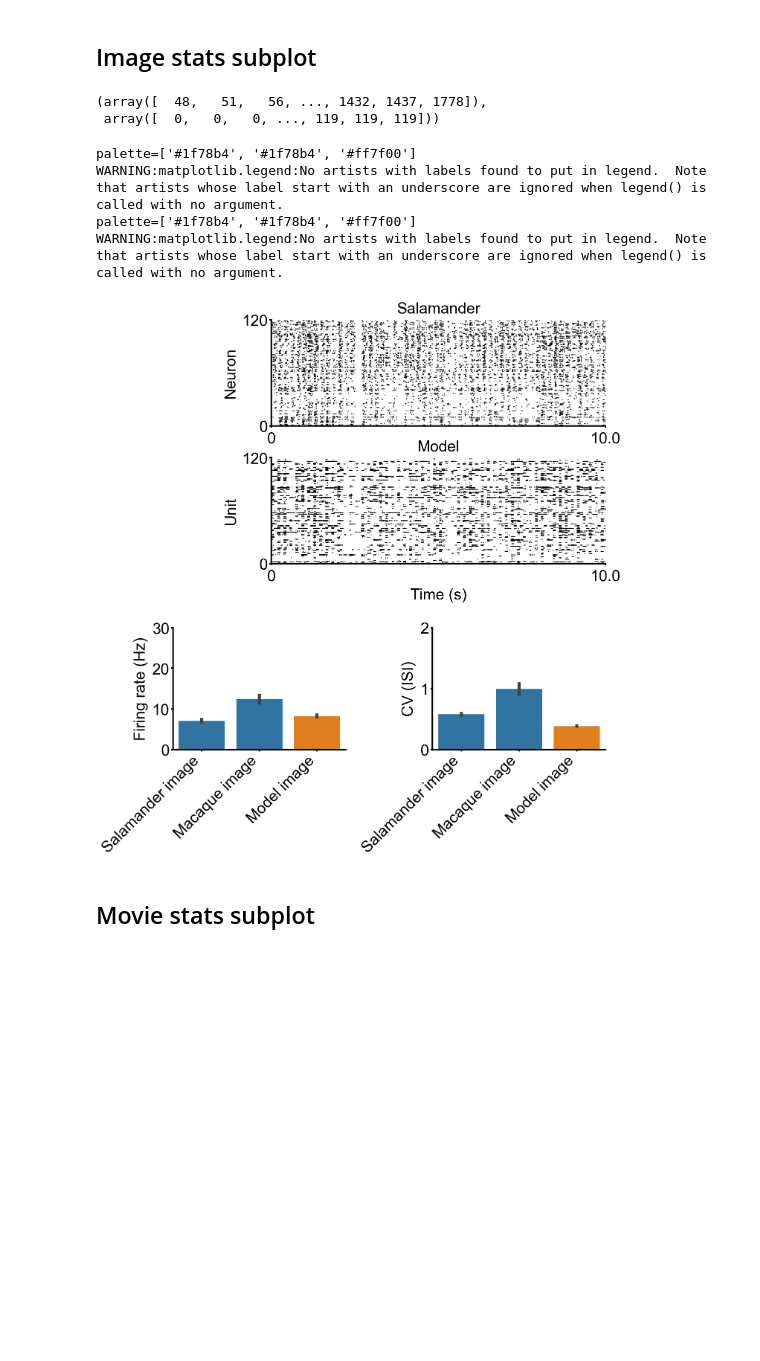
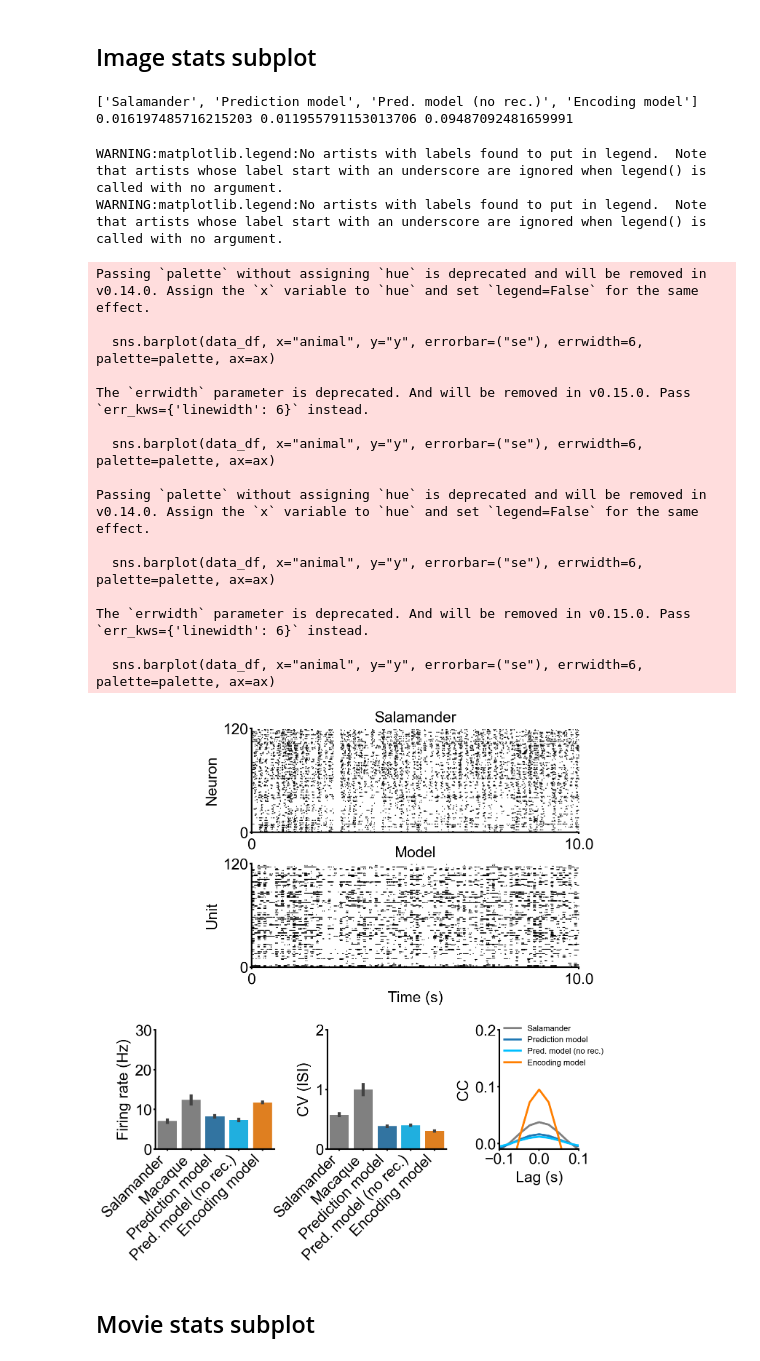
Before and after one commit to webstorms/RetinalModel, a Jupyter notebook: notebooks/Fig 2 - Spike responses.ipynb, the cells around one changed output. Cells and saved outputs as stored; diff of their text form; code cells hidden in the pictures; blank space fills up the shorter version.

```diff
--- a/notebooks/Fig 2 - Spike responses.ipynb
+++ b/notebooks/Fig 2 - Spike responses.ipynb
@@ -103,43 +99,82 @@ cv_df = all_spike_stats.get_cv_df(img=False)
+# %%
+def plot_CC(lag_list, correlation_list, label_list, colour_list, xlim, ylim, ax):
+    for i in range(len(lag_list)):
+        ax.plot(lag_list[i], correlation_list[i], label=label_list[i], c=colour_list[i], linewidth=4)
+    ax.set_xlim([-xlim, xlim])
+    ax.set_ylim([ylim[0], ylim[1]])
+    ax.spines["top"].set_visible(False)
+    ax.spines["right"].set_visible(False)
+    ax.spines["left"].set_linewidth(3)
+    ax.spines["bottom"].set_linewidth(3)
+    ax.xaxis.set_tick_params(width=3)
+    ax.yaxis.set_tick_params(width=3)
+    fs = 30
+    ax.tick_params(axis="both", which="major", labelsize=fs)
+    ax.set_xlabel("Lag (s)", fontsize=30, labelpad=8)
+    ax.set_ylabel("CC", fontsize=30, labelpad=8)
 # %% [markdown]
 ## Image stats subplot
-# %%
-all_spike_stats.sal_img_stats.get_pred_spike_times(active_idxs, 120, 42)
-# %% [output]
-(array([  48,   51,   56, ..., 1432, 1437, 1778]),
- array([  0,   0,   0, ..., 119, 119, 119]))
+# %%
+lag_list, correlation_list, label_list, colour_list = all_spike_stats.get_image_CC(pairs=2000, bin_dt=24)
+# %%
+print(label_list)
+print(correlation_list[1].max(), correlation_list[2].max(), correlation_list[3].max())
+# %% [output]
+['Salamander', 'Prediction model', 'Pred. model (no rec.)', 'Encoding model']
+0.016197485716215203 0.011955791153013706 0.09487092481659991
 # %%
 fig = plt.figure(figsize=(15, 15))
 fig_spec = gridspec.GridSpec(2, 1, wspace=0, hspace=0.35, height_ratios=[1, 0.5])
 top_spec = gridspec.GridSpecFromSubplotSpec(1, 2, subplot_spec=fig_spec[0], width_ratios=[0.25, 0.85], wspace=0)
 top_spec = gridspec.GridSpecFromSubplotSpec(2, 1, subplot_spec=top_spec[1], height_ratios=[0.5, 0.5], hspace=0.3)
-bottom_spec = gridspec.GridSpecFromSubplotSpec(1, 2, subplot_spec=fig_spec[1], width_ratios=[1, 1], wspace=0.5)
+bottom_spec = gridspec.GridSpecFromSubplotSpec(1, 3, subplot_spec=fig_spec[1], width_ratios=[1.5, 1.5, 1], wspace=0.5)
 
 # Top
 ax = plt.Subplot(fig, top_spec[0])
 plot_raster(*all_spike_stats.sal_img_stats.get_exp_spike_times(), "Salamander", 2400, "10.0", 120, "Neuron", ax)
 fig.add_subplot(ax)
 
 ax = plt.Subplot(fig, top_spec[1])
 plot_raster(*all_spike_stats.sal_img_stats.get_pred_spike_times(active_idxs, 120, 42), "Model", 2400, "10.0", 120, "Unit", ax)
 ax.set_xlabel("Time (s)", fontsize=30, labelpad=8)
 fig.add_subplot(ax)
 
 # Bottom
 firing_rate_df = all_spike_stats.get_spike_rate_df(img=True)
 cv_df = all_spike_stats.get_cv_df(img=True)
 
 ax = plt.Subplot(fig, bottom_spec[0])
-plot_natural_spike_stats(firing_rate_df, "Firing rate (Hz)", [0, 10, 20, 30], [dark_blue, dark_blue, dark_orange], ax)
+plot_natural_spike_stats(firing_rate_df, "Firing rate (Hz)", [0, 10, 20, 30], ["gray", "gray", dark_blue, "deepskyblue", dark_orange], ax)
 fig.add_subplot(ax)
 
 ax = plt.Subplot(fig, bottom_spec[1])
-plot_natural_spike_stats(cv_df, "CV (ISI)", [0, 1, 2], [dark_blue, dark_blue, dark_orange], ax)
+plot_natural_spike_stats(cv_df, "CV (ISI)", [0, 1, 2], ["gray", "gray", dark_blue, "deepskyblue", dark_orange], ax)
 fig.add_subplot(ax)
+
+ax = plt.Subplot(fig, bottom_spec[2])
+plot_CC(lag_list, correlation_list, label_list, colour_list, 0.1, [-0.01, 0.2], ax)
+leg = ax.legend(bbox_to_anchor=(1.4, 1.1), loc="upper right", fontsize=16, frameon=False)
+ax.get_legend().set_title(None)
+fig.add_subplot(ax)
+
 plt.savefig(f"{root}/figures/fig2/image_stats.svg", format="svg", transparent=False, bbox_inches="tight")
 # %% [output]
-palette=['#1f78b4', '#1f78b4', '#ff7f00']
 WARNING:matplotlib.legend:No artists with labels found to put in legend.  Note that artists whose label start with an underscore are ignored when legend() is called with no argument.
-palette=['#1f78b4', '#1f78b4', '#ff7f00']
 WARNING:matplotlib.legend:No artists with labels found to put in legend.  Note that artists whose label start with an underscore are ignored when legend() is called with no argument.
+Passing `palette` without assigning `hue` is deprecated and will be removed in v0.14.0. Assign the `x` variable to `hue` and set `legend=False` for the same effect.
+
+  sns.barplot(data_df, x="animal", y="y", errorbar=("se"), errwidth=6, palette=palette, ax=ax)
+
+The `errwidth` parameter is deprecated. And will be removed in v0.15.0. Pass `err_kws={'linewidth': 6}` instead.
+
+  sns.barplot(data_df, x="animal", y="y", errorbar=("se"), errwidth=6, palette=palette, ax=ax)
+
+Passing `palette` without assigning `hue` is deprecated and will be removed in v0.14.0. Assign the `x` variable to `hue` and set `legend=False` for the same effect.
+
+  sns.barplot(data_df, x="animal", y="y", errorbar=("se"), errwidth=6, palette=palette, ax=ax)
+
+The `errwidth` parameter is deprecated. And will be removed in v0.15.0. Pass `err_kws={'linewidth': 6}` instead.
+
+  sns.barplot(data_df, x="animal", y="y", errorbar=("se"), errwidth=6, palette=palette, ax=ax)
-[figure, old version]
+[figure, new version]
 # %%
```
Also changed, not shown: parts of 9 cells of this notebook, 11 other files.
